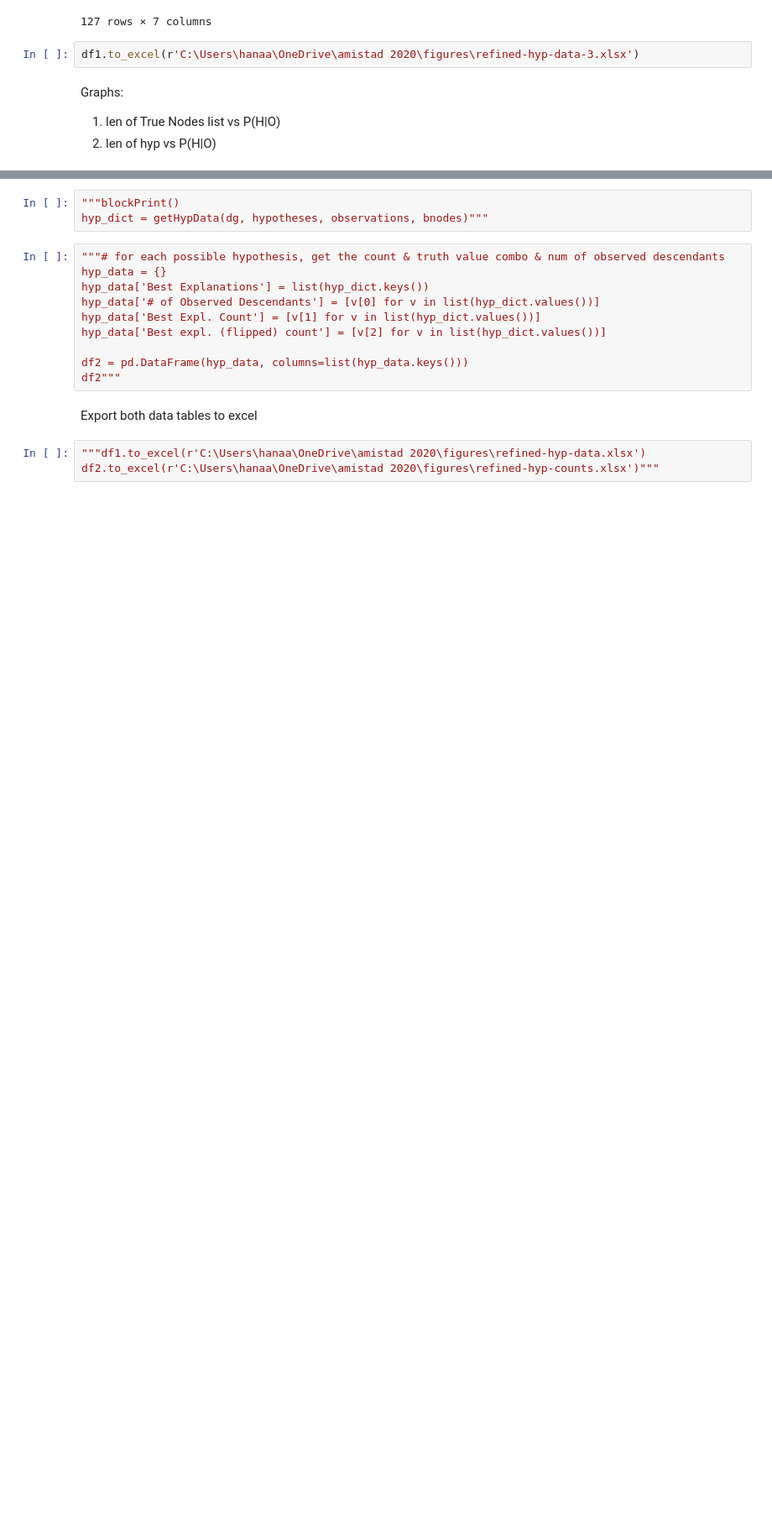
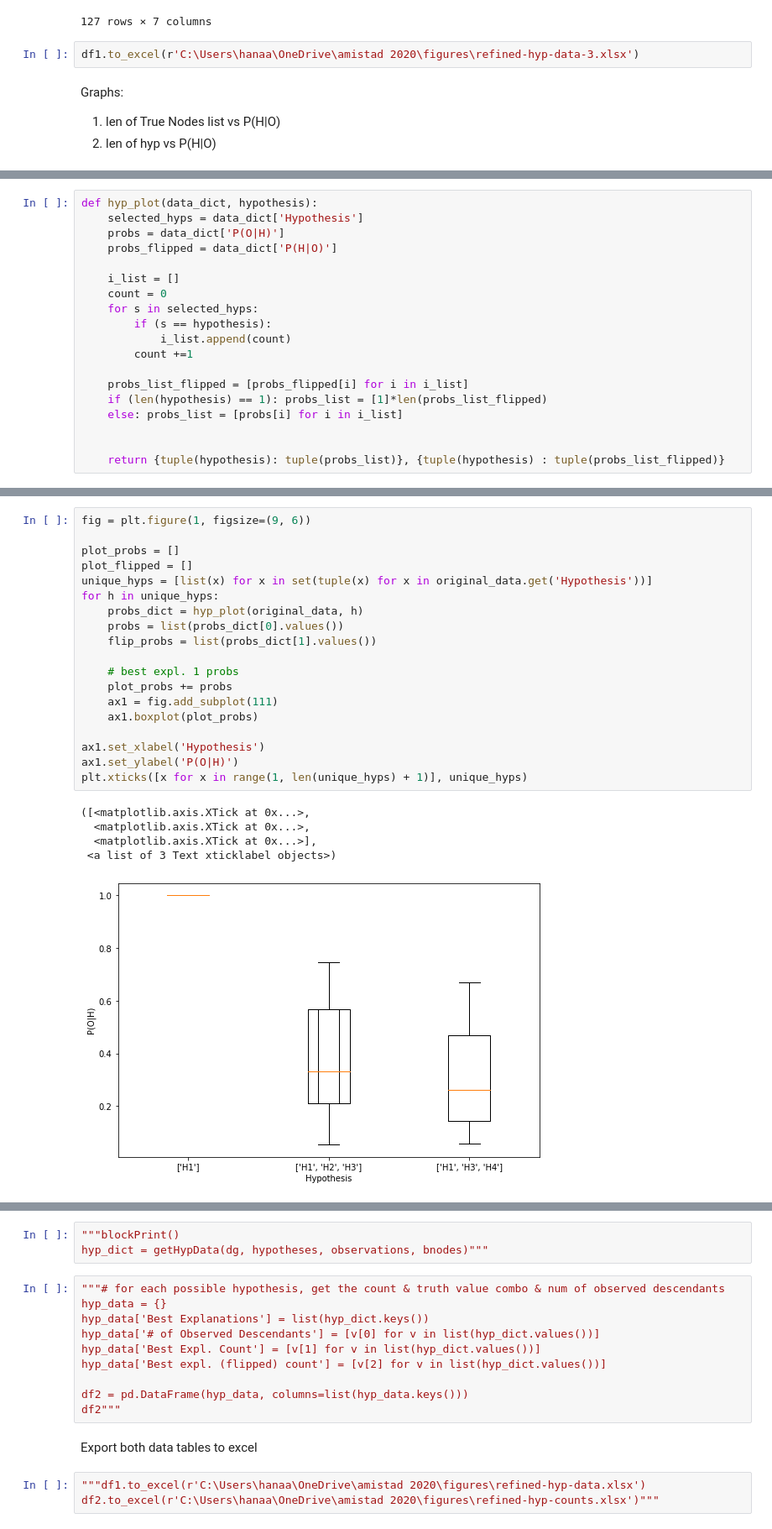
Before and after one commit to nico-espinosadice/abductive-theory, a Jupyter notebook: hyp-gen.ipynb, the cells around one changed output, grey strips where cells are left out. Shown at 84% size. Drawn from its saved outputs; the diff is of its cells as text; blank space fills up the shorter version.

```diff
--- a/hyp-gen.ipynb
+++ b/hyp-gen.ipynb
@@ -237,0 +269,19 @@ Graphs:
+# %%
+def hyp_plot(data_dict, hypothesis):
+    selected_hyps = data_dict['Hypothesis']
+    probs = data_dict['P(O|H)']
+    probs_flipped = data_dict['P(H|O)']
+
+    i_list = []
+    count = 0
+    for s in selected_hyps:
+        if (s == hypothesis):
+            i_list.append(count)
+        count +=1
+
+    probs_list_flipped = [probs_flipped[i] for i in i_list]
+    if (len(hypothesis) == 1): probs_list = [1]*len(probs_list_flipped)
+    else: probs_list = [probs[i] for i in i_list]
+
+
+    return {tuple(hypothesis): tuple(probs_list)}, {tuple(hypothesis) : tuple(probs_list_flipped)}
@@ -237,0 +309,25 @@ Graphs:
+# %%
+fig = plt.figure(1, figsize=(9, 6))
+
+plot_probs = []
+plot_flipped = []
+unique_hyps = [list(x) for x in set(tuple(x) for x in original_data.get('Hypothesis'))]
+for h in unique_hyps:
+    probs_dict = hyp_plot(original_data, h)
+    probs = list(probs_dict[0].values())
+    flip_probs = list(probs_dict[1].values())
+
+    # best expl. 1 probs
+    plot_probs += probs
+    ax1 = fig.add_subplot(111)
+    ax1.boxplot(plot_probs)
+
+ax1.set_xlabel('Hypothesis')
+ax1.set_ylabel('P(O|H)')
+plt.xticks([x for x in range(1, len(unique_hyps) + 1)], unique_hyps)
+# %% [output]
+([<matplotlib.axis.XTick at 0x...>,
+  <matplotlib.axis.XTick at 0x...>,
+  <matplotlib.axis.XTick at 0x...>],
+ <a list of 3 Text xticklabel objects>)
+[figure, added]
```
Also changed, not shown: parts of 19 cells of this notebook.
